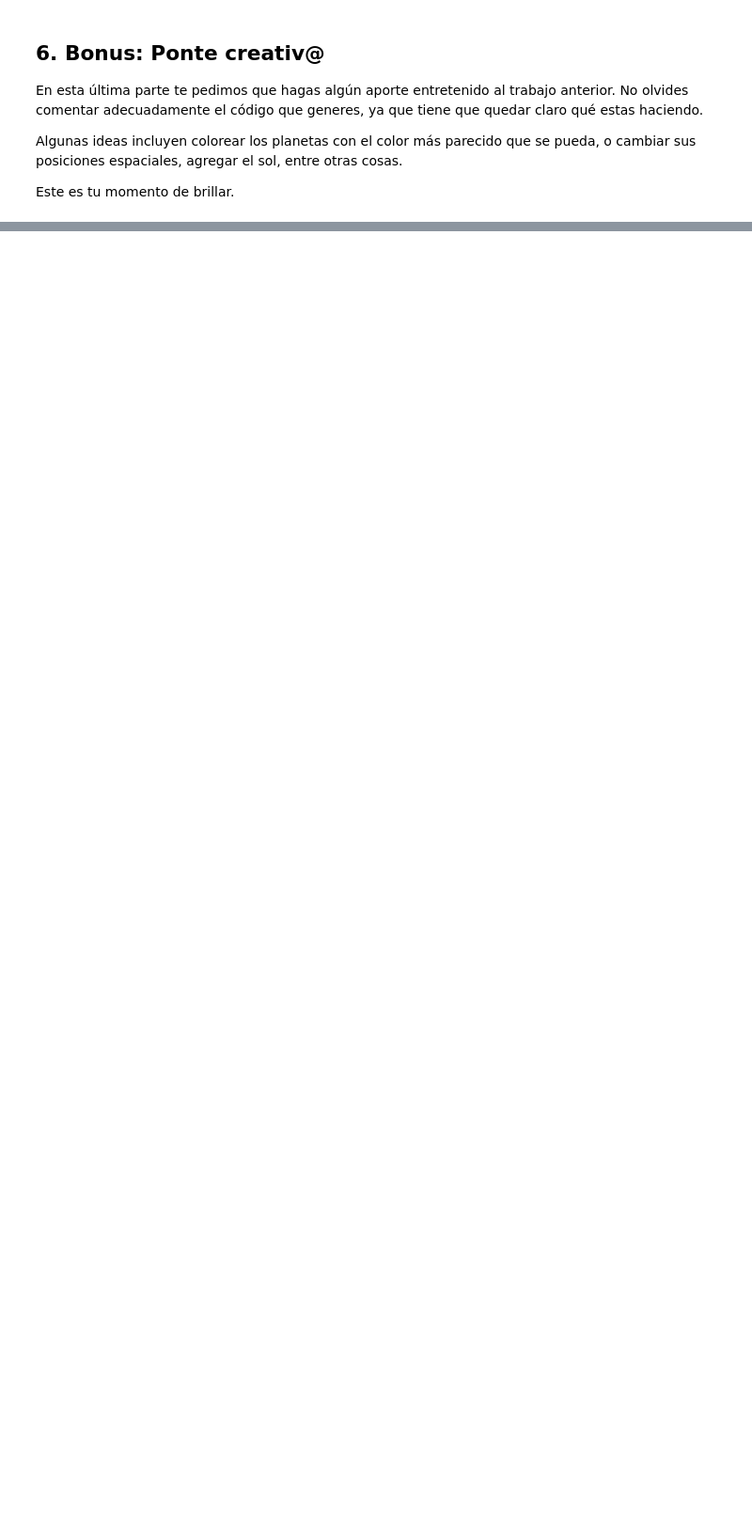
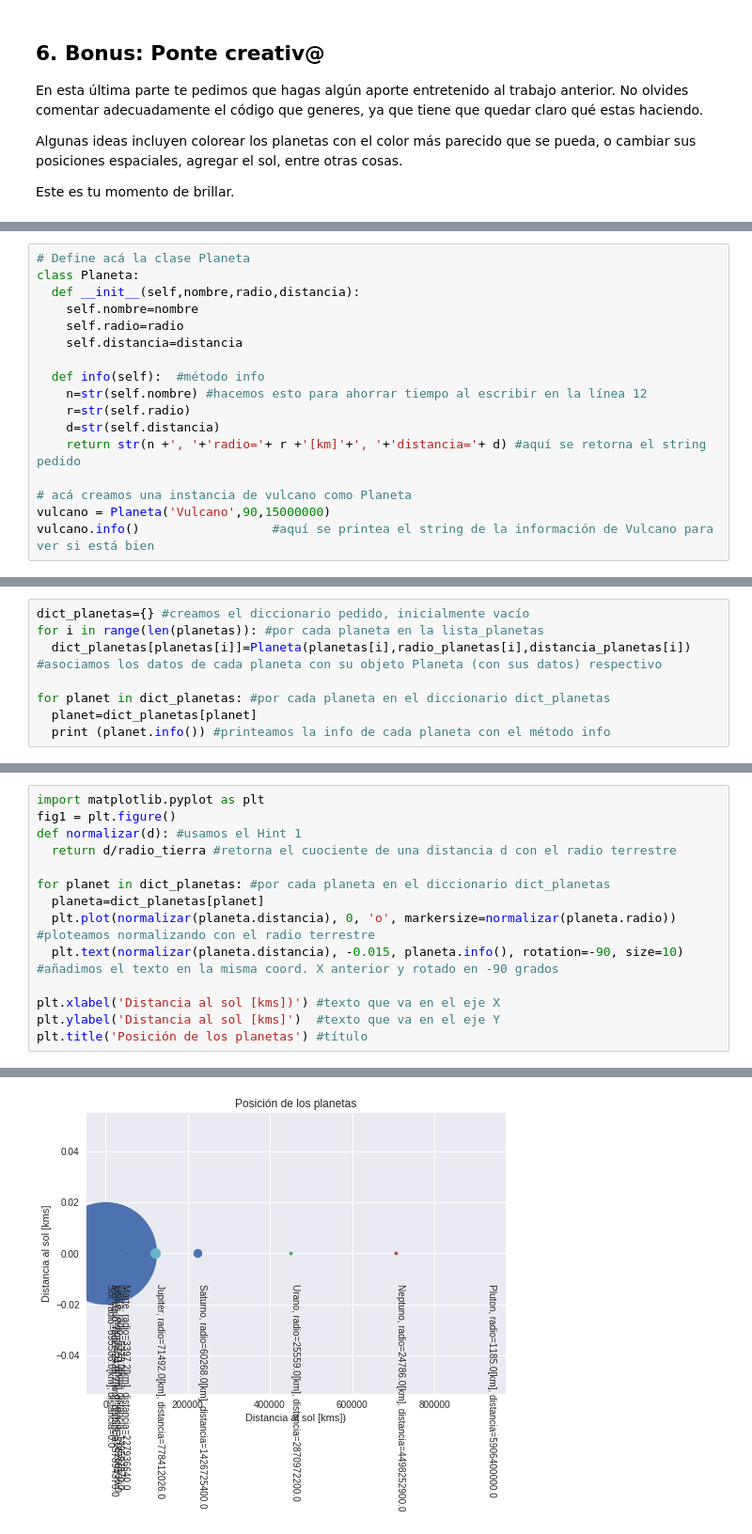
Before and after one commit to Antonego64/minitarea1, a Jupyter notebook: minitarea1.ipynb, the cells around one changed output, grey strips where cells are left out. Shown: that part at 94% size. Drawn from its saved outputs; the diff is of its cells as text; blank space fills up the shorter version.

```diff
--- a/minitarea1.ipynb
+++ b/minitarea1.ipynb
@@ -179,0 +230,17 @@ Este es tu momento de brillar.
+# %%
+# Define acá la clase Planeta
+class Planeta:
+  def __init__(self,nombre,radio,distancia):
+    self.nombre=nombre
+    self.radio=radio
+    self.distancia=distancia
+
+  def info(self):  #método info
+    n=str(self.nombre) #hacemos esto para ahorrar tiempo al escribir en la línea 12
+    r=str(self.radio)
+    d=str(self.distancia)
+    return str(n +', '+'radio='+ r +'[km]'+', '+'distancia='+ d) #aquí se retorna el string pedido
+
+# acá creamos una instancia de vulcano como Planeta
+vulcano = Planeta('Vulcano',90,15000000)
+vulcano.info()                  #aquí se printea el string de la información de Vulcano para ver si está bien
@@ -179,0 +249,8 @@ Este es tu momento de brillar.
+# %%
+dict_planetas={} #creamos el diccionario pedido, inicialmente vacío
+for i in range(len(planetas)): #por cada planeta en la lista_planetas
+  dict_planetas[planetas[i]]=Planeta(planetas[i],radio_planetas[i],distancia_planetas[i]) #asociamos los datos de cada planeta con su objeto Planeta (con sus datos) respectivo
+
+for planet in dict_planetas: #por cada planeta en el diccionario dict_planetas
+  planet=dict_planetas[planet]
+  print (planet.info()) #printeamos la info de cada planeta con el método info
@@ -179,0 +268,15 @@ Este es tu momento de brillar.
+# %%
+import matplotlib.pyplot as plt
+fig1 = plt.figure()
+def normalizar(d): #usamos el Hint 1
+  return d/radio_tierra #retorna el cuociente de una distancia d con el radio terrestre
+
+for planet in dict_planetas: #por cada planeta en el diccionario dict_planetas
+  planeta=dict_planetas[planet]
+  plt.plot(normalizar(planeta.distancia), 0, 'o', markersize=normalizar(planeta.radio)) #ploteamos normalizando con el radio terrestre
+  plt.text(normalizar(planeta.distancia), -0.015, planeta.info(), rotation=-90, size=10) #añadimos el texto en la misma coord. X anterior y rotado en -90 grados
+
+plt.xlabel('Distancia al sol [kms])') #texto que va en el eje X
+plt.ylabel('Distancia al sol [kms]')  #texto que va en el eje Y
+plt.title('Posición de los planetas') #título
+# %% [output]
@@ -179,0 +284 @@ Este es tu momento de brillar.
+[figure, added]
```
Also changed, not shown: parts of 15 cells of this notebook.
